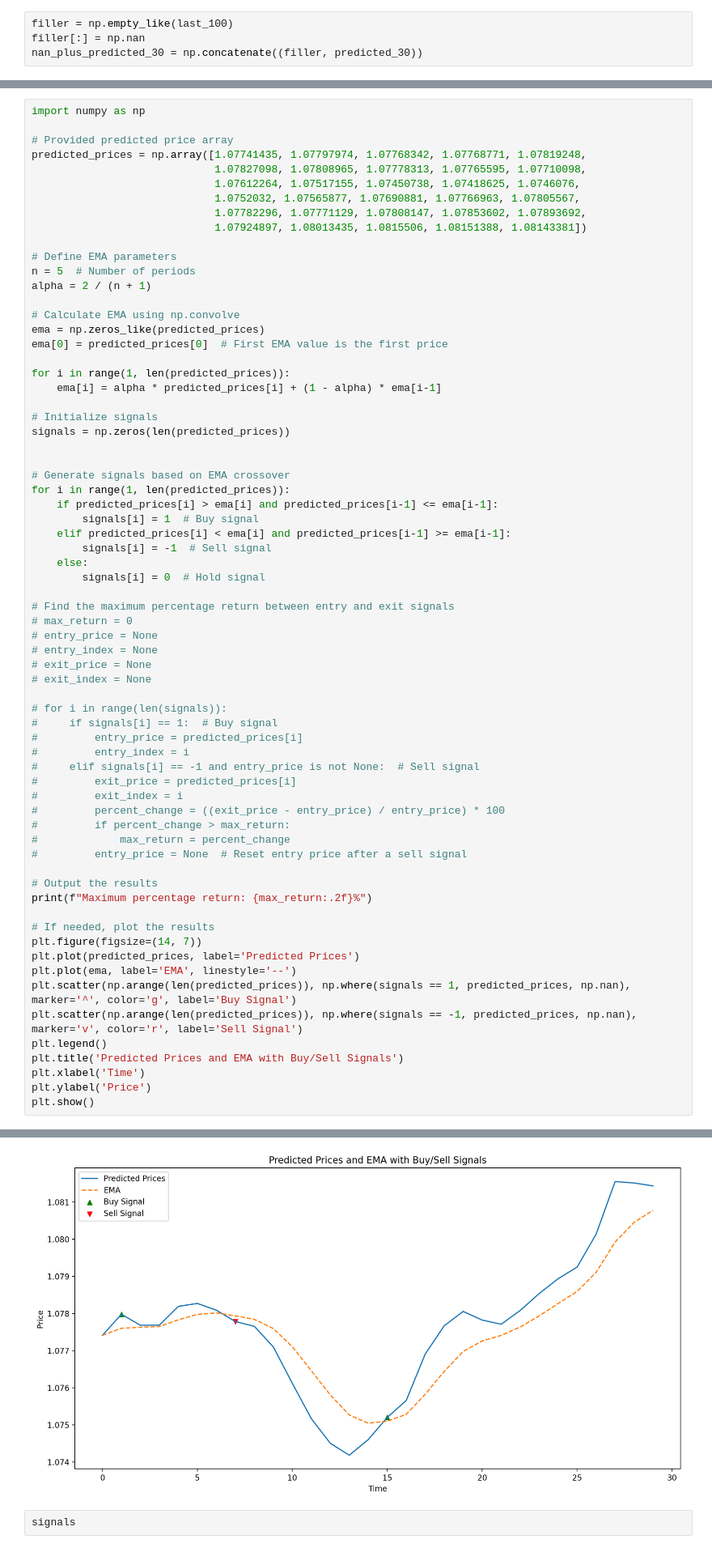
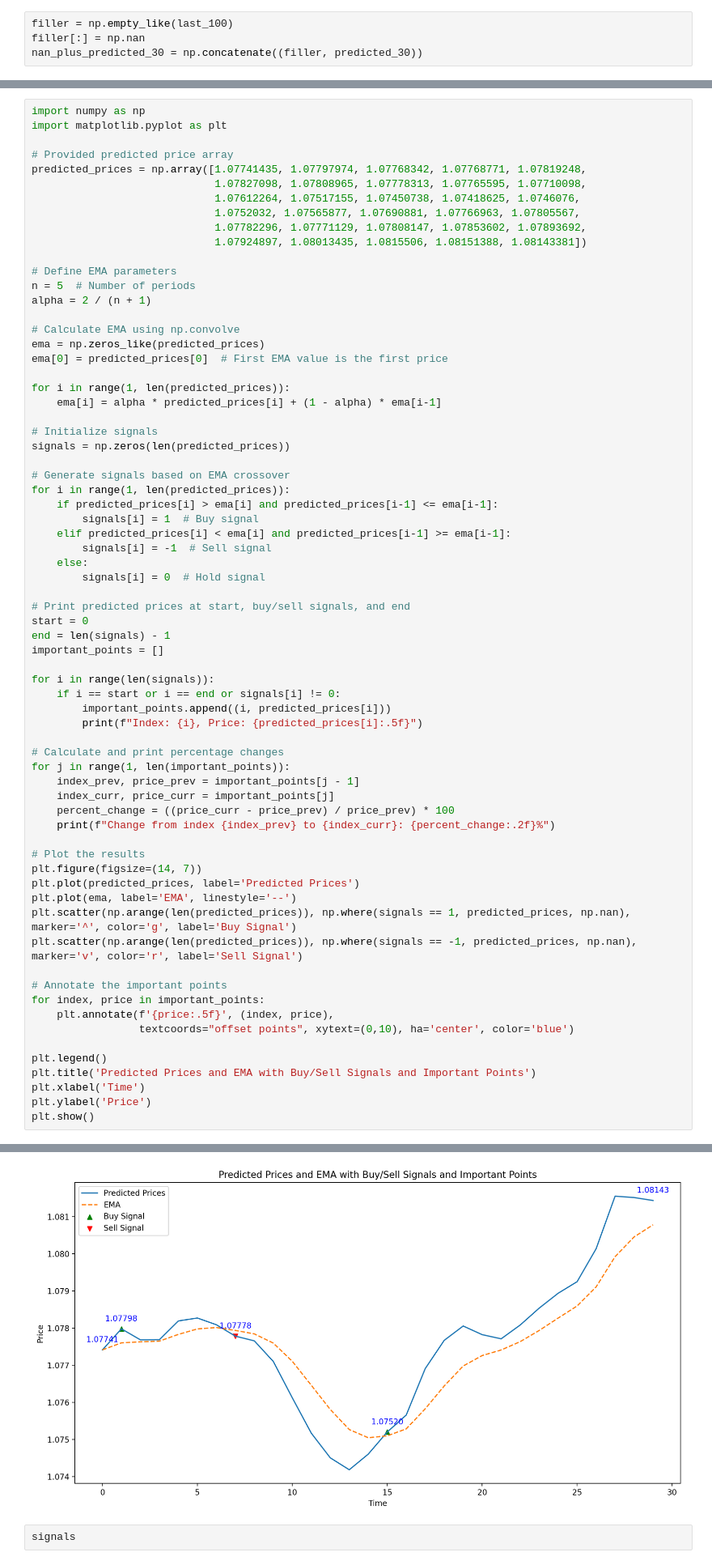
Before and after one commit to Iftekhar-mobin/Make_Money_with_Tensorflow_2.0, a Jupyter notebook: forexPredictor/Main_______Multivariate_Multi_Step_Single_output.ipynb, the cells around one changed output, grey strips where cells are left out. Shown at 81% size. Drawn from its saved outputs; the diff is of its cells as text.

```diff
--- a/forexPredictor/Main_______Multivariate_Multi_Step_Single_output.ipynb
+++ b/forexPredictor/Main_______Multivariate_Multi_Step_Single_output.ipynb
@@ -307,6 +307,7 @@ plt.legend()
 [figure]
 # %%
 import numpy as np
+import matplotlib.pyplot as plt
 
 # Provided predicted price array
 predicted_prices = np.array([1.07741435, 1.07797974, 1.07768342, 1.07768771, 1.07819248,
@@ -330,7 +331,6 @@ for i in range(1, len(predicted_prices)):
 # Initialize signals
 signals = np.zeros(len(predicted_prices))
 
-
 # Generate signals based on EMA crossover
 for i in range(1, len(predicted_prices)):
     if predicted_prices[i] > ema[i] and predicted_prices[i-1] <= ema[i-1]:
@@ -340,36 +340,37 @@ for i in range(1, len(predicted_prices)):
     else:
         signals[i] = 0  # Hold signal
 
-# Find the maximum percentage return between entry and exit signals
-# max_return = 0
-# entry_price = None
-# entry_index = None
-# exit_price = None
-# exit_index = None
+# Print predicted prices at start, buy/sell signals, and end
+start = 0
+end = len(signals) - 1
+important_points = []
 
-# for i in range(len(signals)):
-#     if signals[i] == 1:  # Buy signal
-#         entry_price = predicted_prices[i]
-#         entry_index = i
-#     elif signals[i] == -1 and entry_price is not None:  # Sell signal
-#         exit_price = predicted_prices[i]
-#         exit_index = i
-#         percent_change = ((exit_price - entry_price) / entry_price) * 100
-#         if percent_change > max_return:
-#             max_return = percent_change
-#         entry_price = None  # Reset entry price after a sell signal
+for i in range(len(signals)):
+    if i == start or i == end or signals[i] != 0:
+        important_points.append((i, predicted_prices[i]))
+        print(f"Index: {i}, Price: {predicted_prices[i]:.5f}")
 
-# Output the results
-print(f"Maximum percentage return: {max_return:.2f}%")
+# Calculate and print percentage changes
+for j in range(1, len(important_points)):
+    index_prev, price_prev = important_points[j - 1]
+    index_curr, price_curr = important_points[j]
+    percent_change = ((price_curr - price_prev) / price_prev) * 100
+    print(f"Change from index {index_prev} to {index_curr}: {percent_change:.2f}%")
 
-# If needed, plot the results
+# Plot the results
 plt.figure(figsize=(14, 7))
 plt.plot(predicted_prices, label='Predicted Prices')
 plt.plot(ema, label='EMA', linestyle='--')
 plt.scatter(np.arange(len(predicted_prices)), np.where(signals == 1, predicted_prices, np.nan), marker='^', color='g', label='Buy Signal')
 plt.scatter(np.arange(len(predicted_prices)), np.where(signals == -1, predicted_prices, np.nan), marker='v', color='r', label='Sell Signal')
+
+# Annotate the important points
+for index, price in important_points:
+    plt.annotate(f'{price:.5f}', (index, price),
+                 textcoords="offset points", xytext=(0,10), ha='center', color='blue')
+
 plt.legend()
-plt.title('Predicted Prices and EMA with Buy/Sell Signals')
+plt.title('Predicted Prices and EMA with Buy/Sell Signals and Important Points')
 plt.xlabel('Time')
 plt.ylabel('Price')
 plt.show()
@@ -378,4 +387,4 @@ Maximum percentage return: 0.00%
-[figure, old version]
+[figure, new version]
 # %%
 signals
 # %% [output]
```
Also changed, not shown: parts of 2 cells of this notebook.
